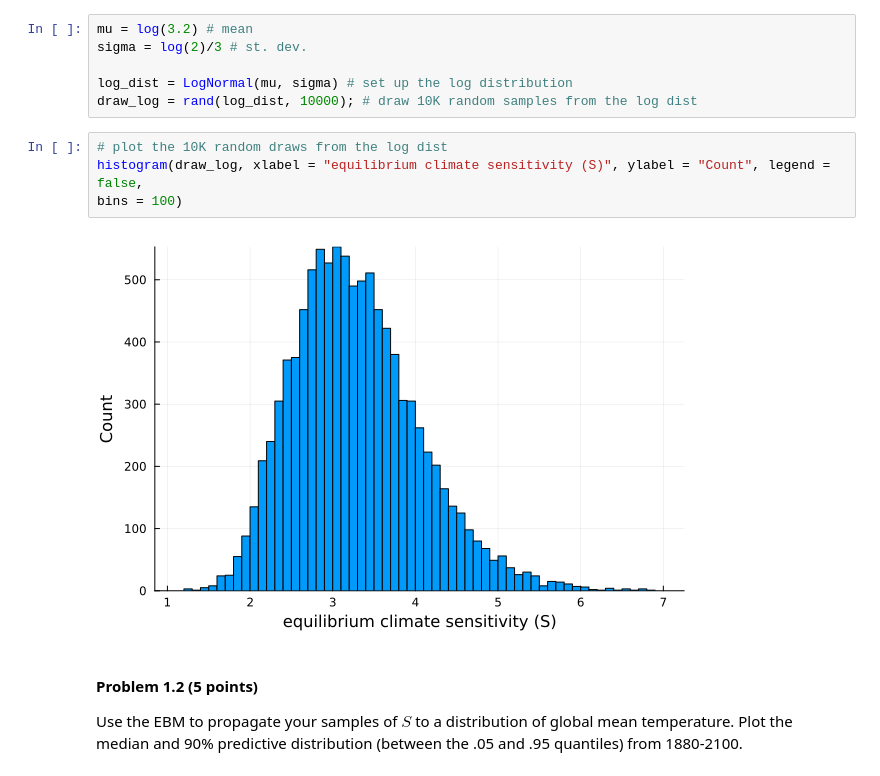
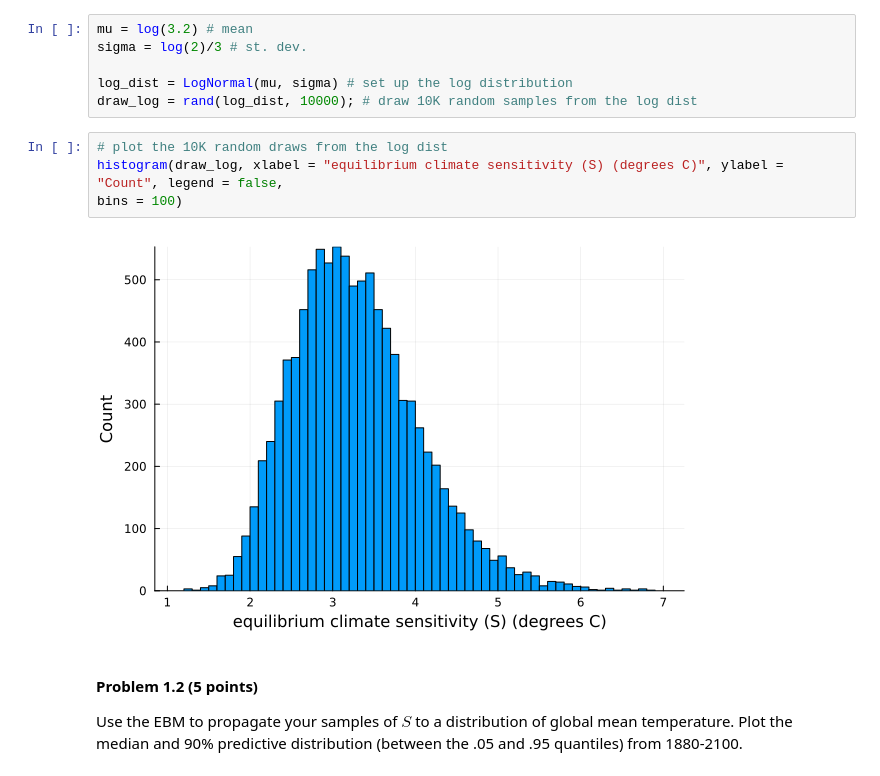
Before and after one commit to BEE4750-FA23/hw3-christinemswanson, a Jupyter notebook: hw03.ipynb, the cells around one changed output. Cells and saved outputs as stored; diff of their text form.

```diff
--- a/hw03.ipynb
+++ b/hw03.ipynb
@@ -162,10 +162,10 @@ log_dist = LogNormal(mu, sigma) # set up the log distribution
 draw_log = rand(log_dist, 10000); # draw 10K random samples from the log dist
 # %%
 # plot the 10K random draws from the log dist
-histogram(draw_log, xlabel = "equilibrium climate sensitivity (S)", ylabel = "Count", legend = false,
+histogram(draw_log, xlabel = "equilibrium climate sensitivity (S) (degrees C)", ylabel = "Count", legend = false,
 bins = 100)
 # %% [output]
-[figure, old version]
+[figure, new version]
 # %% [markdown]
 #### Problem 1.2 (5 points)
 
```
Also changed, not shown: parts of 6 cells of this notebook.
